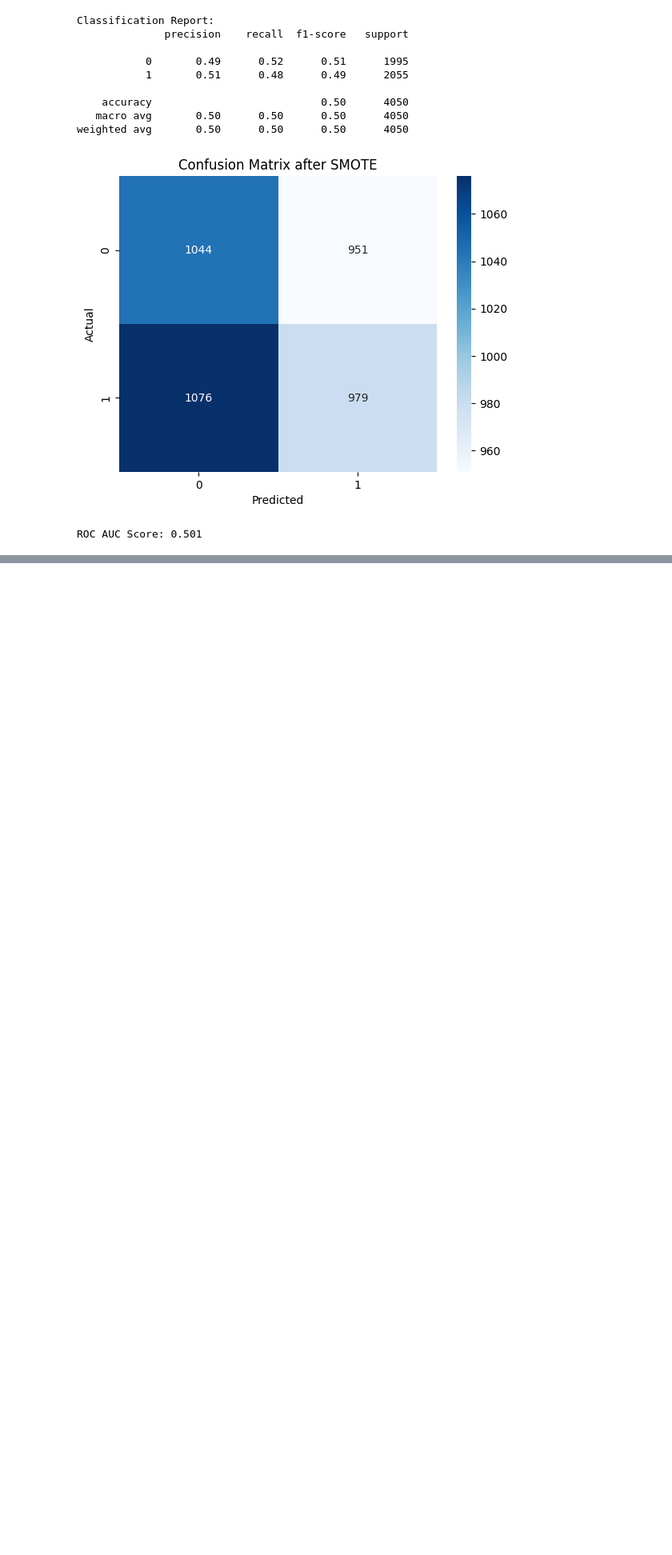
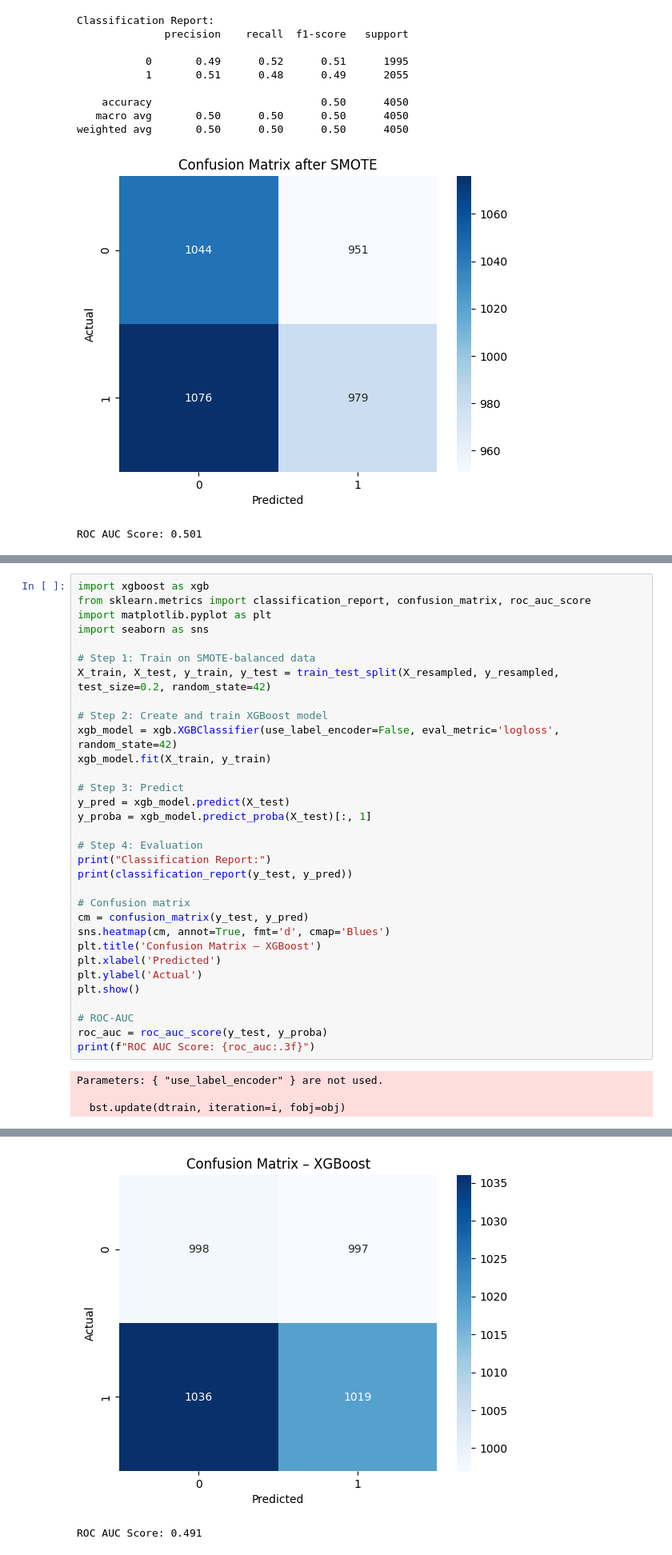
Before and after one commit to RaeHickel/Summit_task, a Jupyter notebook: Summit_task_Raghda_Haikal.ipynb, the cells around one changed output, grey strips where cells are left out. Shown at 80% size. Saved outputs shown, nothing was run; the diff lists cells and outputs as text; blank space fills up the shorter version.

```diff
--- a/Summit_task_Raghda_Haikal.ipynb
+++ b/Summit_task_Raghda_Haikal.ipynb
@@ -311,0 +314,36 @@ ROC AUC Score: 0.501
+# %%
+import xgboost as xgb
+from sklearn.metrics import classification_report, confusion_matrix, roc_auc_score
+import matplotlib.pyplot as plt
+import seaborn as sns
+
+# Step 1: Train on SMOTE-balanced data
+X_train, X_test, y_train, y_test = train_test_split(X_resampled, y_resampled, test_size=0.2, random_state=42)
+
+# Step 2: Create and train XGBoost model
+xgb_model = xgb.XGBClassifier(use_label_encoder=False, eval_metric='logloss', random_state=42)
+xgb_model.fit(X_train, y_train)
+
+# Step 3: Predict
+y_pred = xgb_model.predict(X_test)
+y_proba = xgb_model.predict_proba(X_test)[:, 1]
+
+# Step 4: Evaluation
+print("Classification Report:")
+print(classification_report(y_test, y_pred))
+
+# Confusion matrix
+cm = confusion_matrix(y_test, y_pred)
+sns.heatmap(cm, annot=True, fmt='d', cmap='Blues')
+plt.title('Confusion Matrix – XGBoost')
+plt.xlabel('Predicted')
+plt.ylabel('Actual')
+plt.show()
+
+# ROC-AUC
+roc_auc = roc_auc_score(y_test, y_proba)
+print(f"ROC AUC Score: {roc_auc:.3f}")
+# %% [output]
+Parameters: { "use_label_encoder" } are not used.
+
+  bst.update(dtrain, iteration=i, fobj=obj)
@@ -311,0 +359,2 @@ ROC AUC Score: 0.501
+[figure, added]
+ROC AUC Score: 0.491
```
Also changed, not shown: parts of 3 cells of this notebook.
